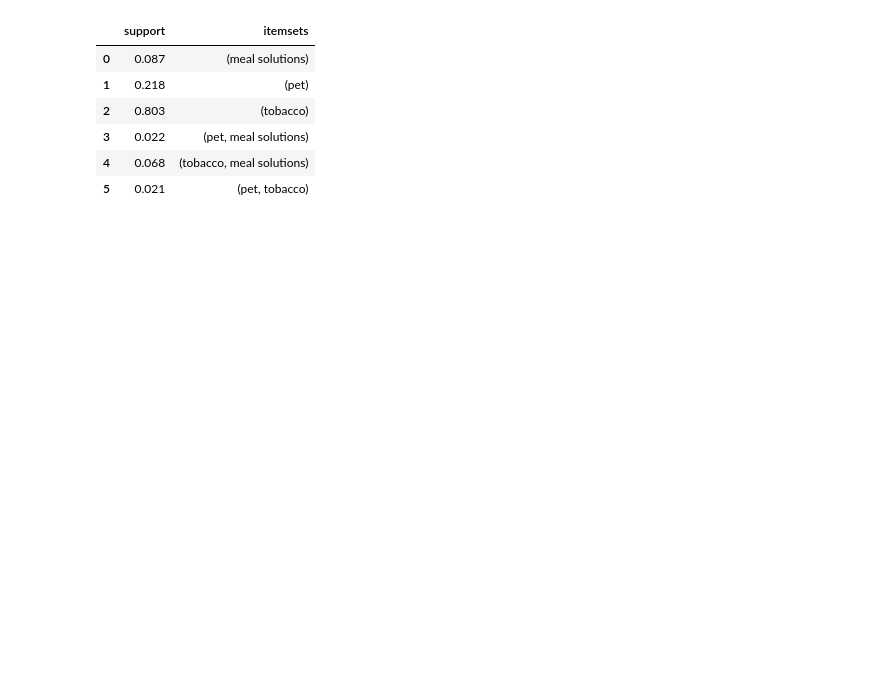
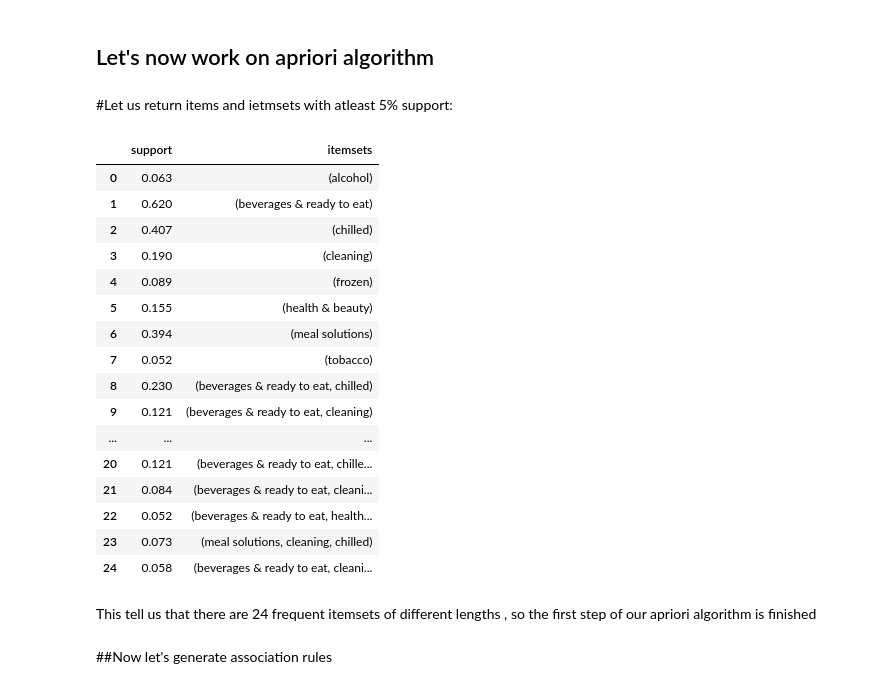
Before and after one commit to jessika2018/Data-analysis-Master---ashrafieh-sales, a Jupyter notebook: category_apriori_association_rule.ipynb, the cells around one changed output. Cells and saved outputs as stored; diff of their text form; code cells hidden in the pictures; blank space fills up the shorter version.

```diff
--- a/category_apriori_association_rule.ipynb
+++ b/category_apriori_association_rule.ipynb
@@ -5,2 +198,2 @@ import pandas as pd
 # %%
-df = pd.read_excel('/content/category.xlsx',names=['Category'])
+df = pd.read_excel('/content/Ashrafieh_Category.xlsx',names=['Category'])
@@ -89,13 +298,31 @@ df
+# %% [markdown]
+## Let's now work on apriori algorithm
 # %%
 from mlxtend.frequent_patterns import apriori
+# %% [markdown]
+#Let us return items and ietmsets with atleast 5% support:
 # %%
-frequent_itemsets = apriori(df,min_support=0.01,use_colnames=True)
+frequent_itemsets = apriori(df,min_support=0.05,use_colnames=True)
 frequent_itemsets
 # %% [output]
 |  | support | itemsets |
-| 0 | 0.087 | (meal solutions) |
-| 1 | 0.218 | (pet) |
-| 2 | 0.803 | (tobacco) |
-| 3 | 0.022 | (pet, meal solutions) |
-| 4 | 0.068 | (tobacco, meal solutions) |
-| 5 | 0.021 | (pet, tobacco) |
+| 0 | 0.063 | (alcohol) |
+| 1 | 0.620 | (beverages & ready to eat) |
+| 2 | 0.407 | (chilled) |
+| 3 | 0.190 | (cleaning) |
+| 4 | 0.089 | (frozen) |
+| 5 | 0.155 | (health & beauty) |
+| 6 | 0.394 | (meal solutions) |
+| 7 | 0.052 | (tobacco) |
+| 8 | 0.230 | (beverages & ready to eat, chilled) |
+| 9 | 0.121 | (beverages & ready to eat, cleaning) |
+| ... | ... | ... |
+| 20 | 0.121 | (beverages & ready to eat, chille... |
+| 21 | 0.084 | (beverages & ready to eat, cleani... |
+| 22 | 0.052 | (beverages & ready to eat, health... |
+| 23 | 0.073 | (meal solutions, cleaning, chilled) |
+| 24 | 0.058 | (beverages & ready to eat, cleani... |
+# %% [markdown]
+This tell us that there are 24 frequent itemsets of different lengths , so the first step of our apriori algorithm is finished
+# %% [markdown]
+##Now let's generate association rules
```
Also changed, not shown: parts of 46 cells of this notebook.
